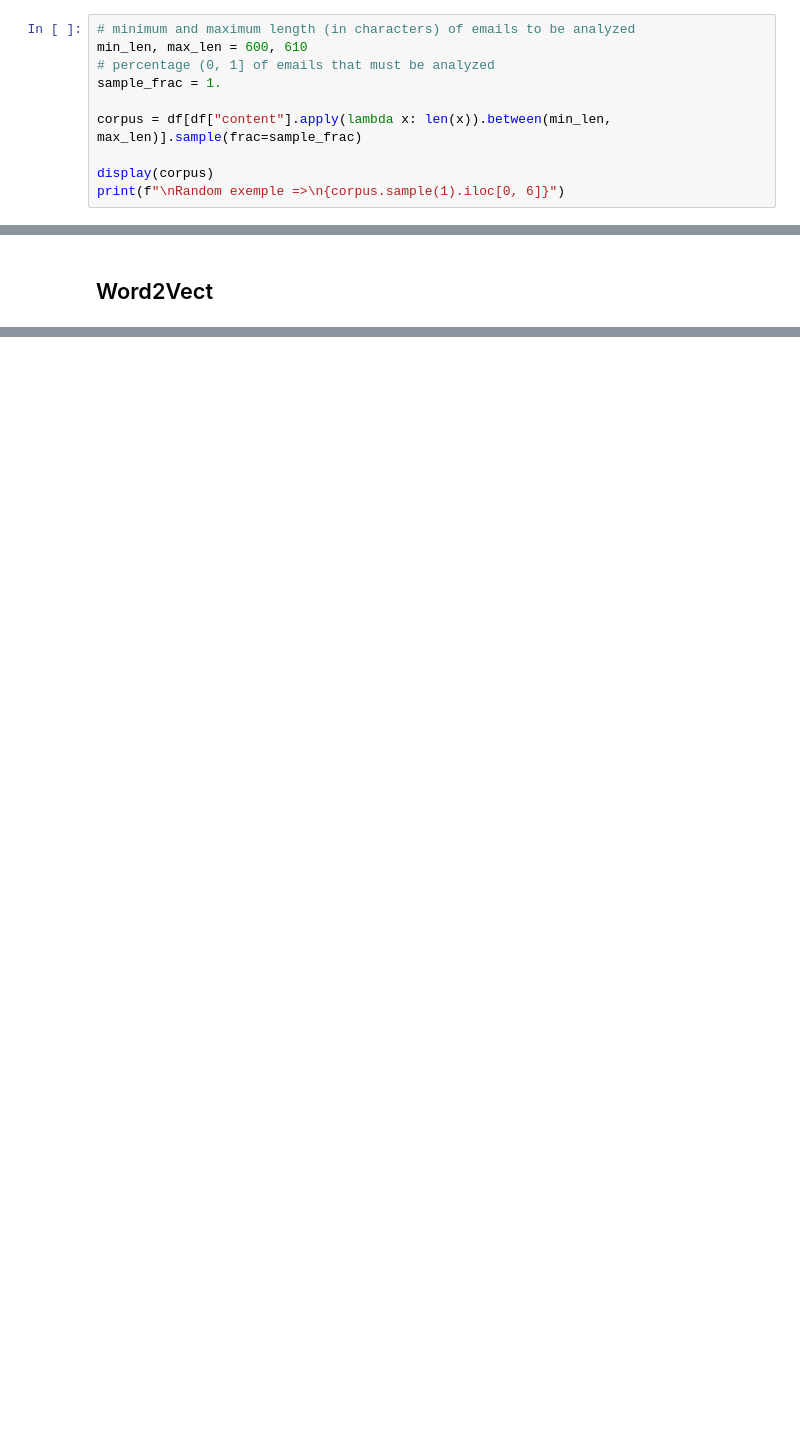
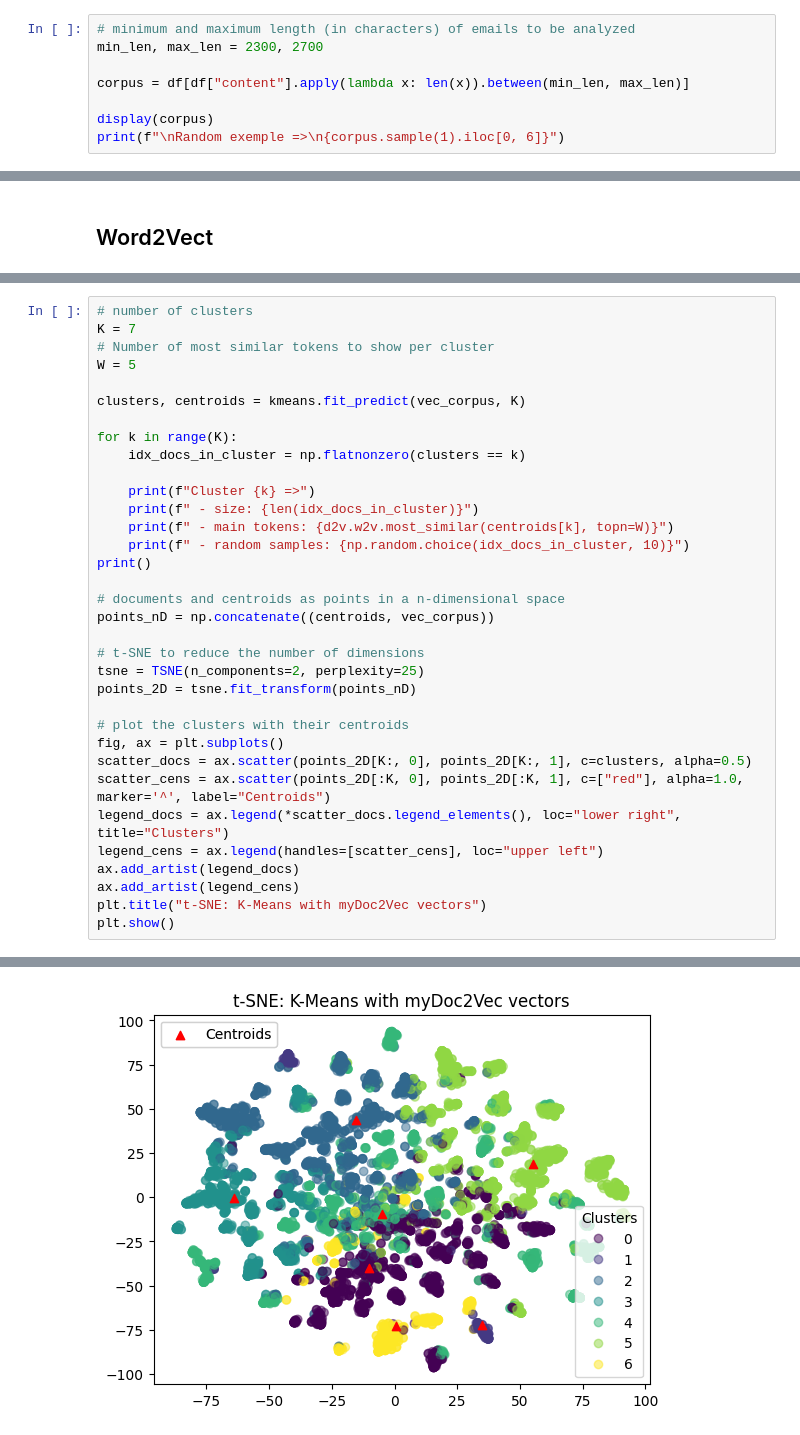
Before and after one commit to MatteoOnger/NLP_Project, a Jupyter notebook: NLP_EED.ipynb, the cells around one changed output, grey strips where cells are left out. Drawn from its saved outputs; the diff is of its cells as text; blank space fills up the shorter version.

```diff
--- a/NLP_EED.ipynb
+++ b/NLP_EED.ipynb
@@ -475,10 +644,8 @@ df["to"] = df["to"].apply(
 # %%
 # minimum and maximum length (in characters) of emails to be analyzed
-min_len, max_len = 600, 610
-# percentage (0, 1] of emails that must be analyzed
-sample_frac = 1.
+min_len, max_len = 2300, 2700
 
-corpus = df[df["content"].apply(lambda x: len(x)).between(min_len, max_len)].sample(frac=sample_frac)
+corpus = df[df["content"].apply(lambda x: len(x)).between(min_len, max_len)]
 
 display(corpus)
 print(f"\nRandom exemple =>\n{corpus.sample(1).iloc[0, 6]}")
@@ -574,0 +851,35 @@ plt.show()
+# %%
+# number of clusters
+K = 7
+# Number of most similar tokens to show per cluster
+W = 5
+
+clusters, centroids = kmeans.fit_predict(vec_corpus, K)
+
+for k in range(K):
+    idx_docs_in_cluster = np.flatnonzero(clusters == k)
+
+    print(f"Cluster {k} =>")
+    print(f" - size: {len(idx_docs_in_cluster)}")
+    print(f" - main tokens: {d2v.w2v.most_similar(centroids[k], topn=W)}")
+    print(f" - random samples: {np.random.choice(idx_docs_in_cluster, 10)}")
+print()
+
+# documents and centroids as points in a n-dimensional space
+points_nD = np.concatenate((centroids, vec_corpus))
+
+# t-SNE to reduce the number of dimensions
+tsne = TSNE(n_components=2, perplexity=25)
+points_2D = tsne.fit_transform(points_nD)
+
+# plot the clusters with their centroids
+fig, ax = plt.subplots()
+scatter_docs = ax.scatter(points_2D[K:, 0], points_2D[K:, 1], c=clusters, alpha=0.5)
+scatter_cens = ax.scatter(points_2D[:K, 0], points_2D[:K, 1], c=["red"], alpha=1.0, marker='^', label="Centroids")
+legend_docs = ax.legend(*scatter_docs.legend_elements(), loc="lower right", title="Clusters")
+legend_cens = ax.legend(handles=[scatter_cens], loc="upper left")
+ax.add_artist(legend_docs)
+ax.add_artist(legend_cens)
+plt.title("t-SNE: K-Means with myDoc2Vec vectors")
+plt.show()
+# %% [output]
@@ -574,0 +903 @@ plt.show()
+[figure, added]
```
Also changed, not shown: parts of 15 cells of this notebook.
